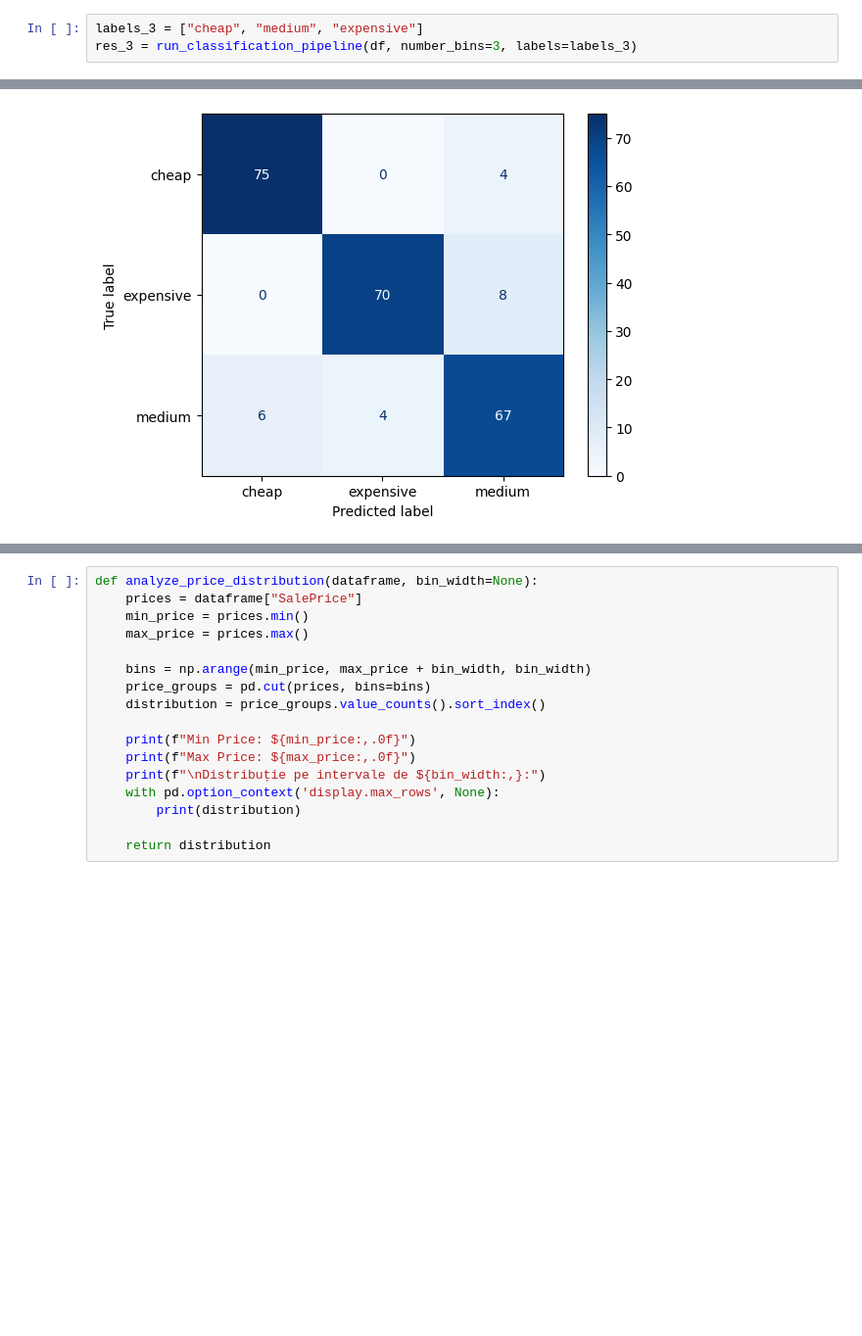
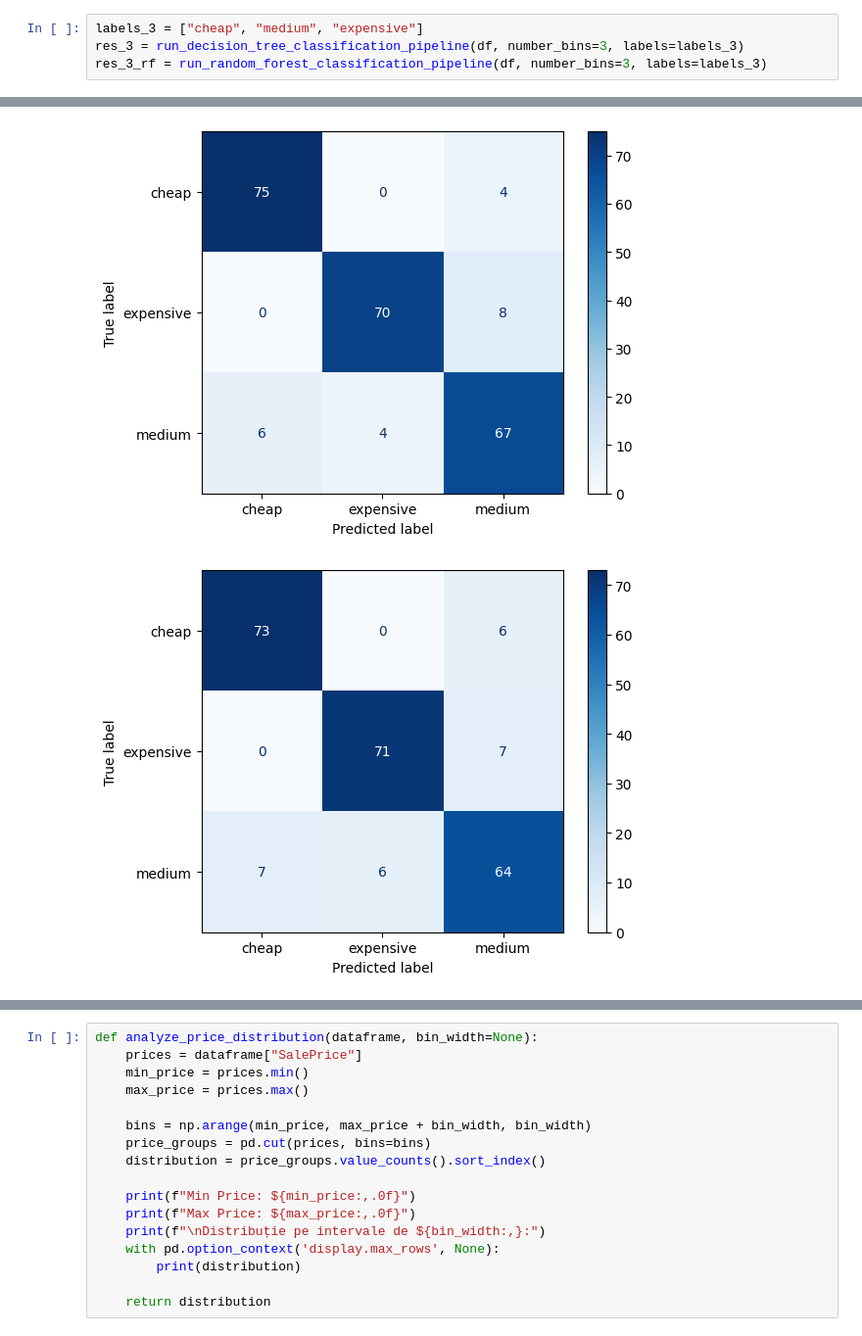
Before and after one commit to OctaMarina/house-price-prediction-integra, a Jupyter notebook: notebooks/Cornescu_Darius_split_comparison.ipynb, the cells around one changed output, grey strips where cells are left out. Shown at 98% size. Drawn from its saved outputs; the diff is of its cells as text; blank space fills up the shorter version.

```diff
--- a/notebooks/Cornescu_Darius_split_comparison.ipynb
+++ b/notebooks/Cornescu_Darius_split_comparison.ipynb
@@ -83,4 +122,5 @@ def run_classification_pipeline(dataframe, number_bins, labels = None, random_st
 # %%
 labels_3 = ["cheap", "medium", "expensive"]
-res_3 = run_classification_pipeline(df, number_bins=3, labels=labels_3)
+res_3 = run_decision_tree_classification_pipeline(df, number_bins=3, labels=labels_3)
+res_3_rf = run_random_forest_classification_pipeline(df, number_bins=3, labels=labels_3)
 # %% [output]
@@ -99 +144,2 @@ weighted avg       0.91      0.91      0.91       234
 [figure]
+[figure, added]
```
Also changed, not shown: parts of 12 cells of this notebook.
